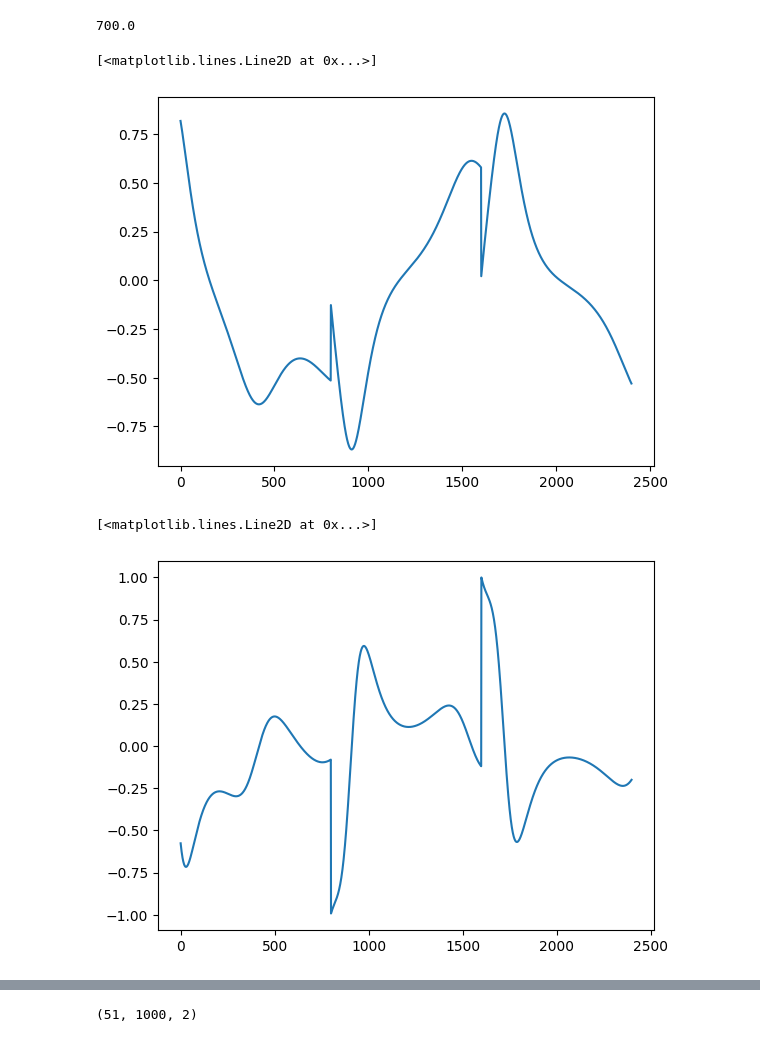
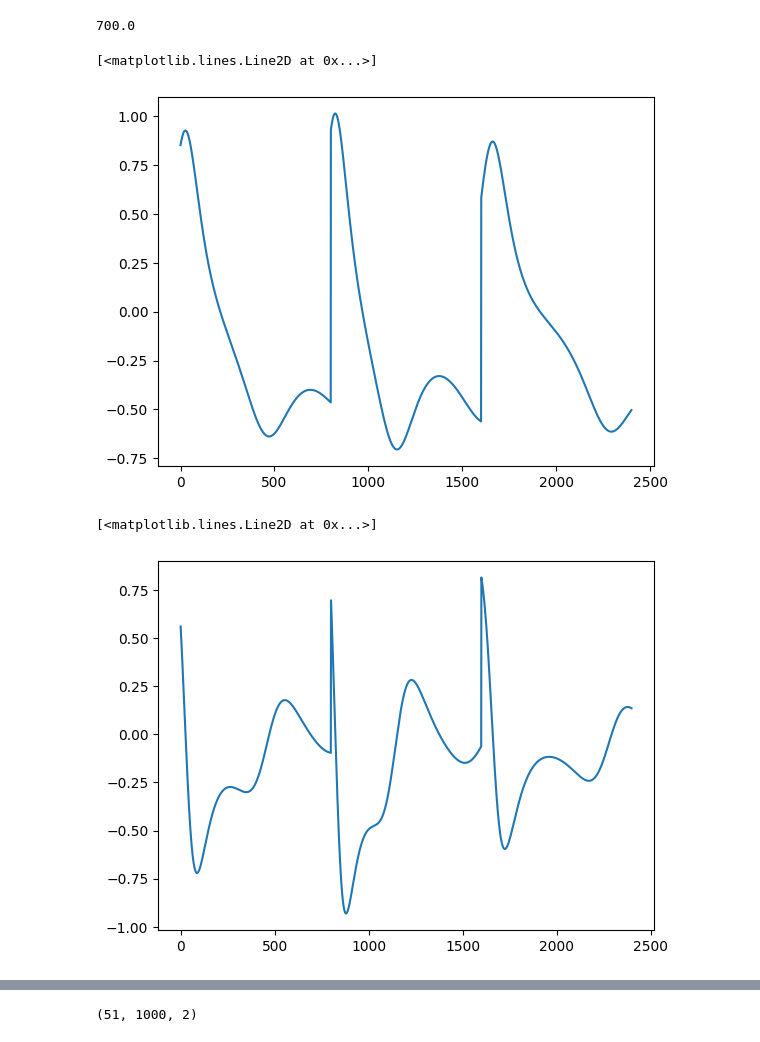
Before and after one commit to SuchethShenoy/DeepKoopman, a Jupyter notebook: data_viz/data_viz.ipynb, the cells around one changed output, grey strips where cells are left out. Cells and saved outputs as stored; diff of their text form; code cells hidden in the pictures.

```diff
--- a/data_viz/data_viz.ipynb
+++ b/data_viz/data_viz.ipynb
@@ -2,8 +2,8 @@
 import numpy as np
 import matplotlib.pyplot as plt
 # %%
-pendulum1 = np.loadtxt('../data/Duffing_train1_x.csv', delimiter=',', dtype=np.float64)
-np.shape(pendulum1)
+data = np.loadtxt('../data/Duffing_uniformRandom_train1_x.csv', delimiter=',', dtype=np.float64)
+np.shape(data)
 # %% [output]
 (560000, 2)
 # %%
@@ -13,12 +13,12 @@ num_traj
 # %% [output]
 700.0
 # %%
-plt.plot(pendulum1[0:len_traj*3, 0])
+plt.plot(data[0:len_traj*3, 0])
 # %% [output]
 [<matplotlib.lines.Line2D at 0x...>]
-[figure, old version]
+[figure, new version]
 # %%
-plt.plot(pendulum1[:len_traj*3, 1])
+plt.plot(data[:len_traj*3, 1])
 # %% [output]
 [<matplotlib.lines.Line2D at 0x...>]
-[figure, old version]
+[figure, new version]
```
Also changed, not shown: parts of 3 cells of this notebook.
